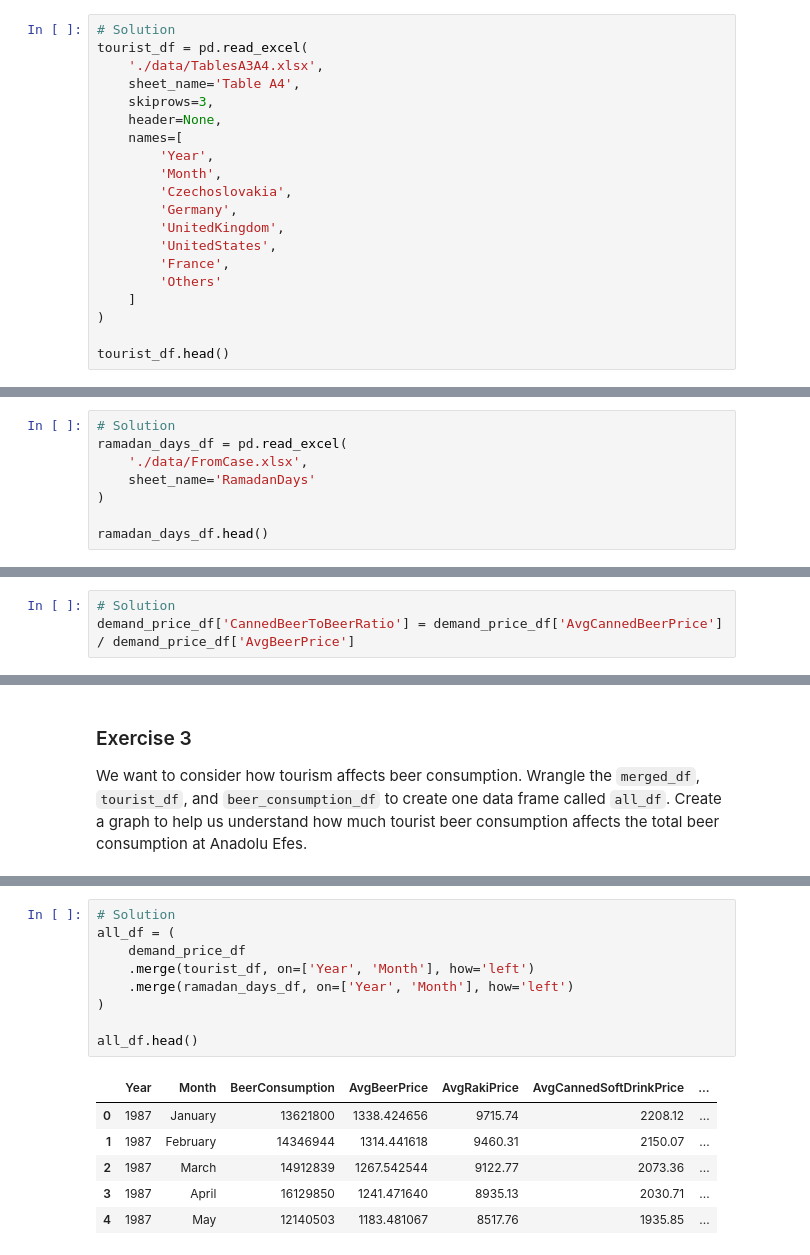
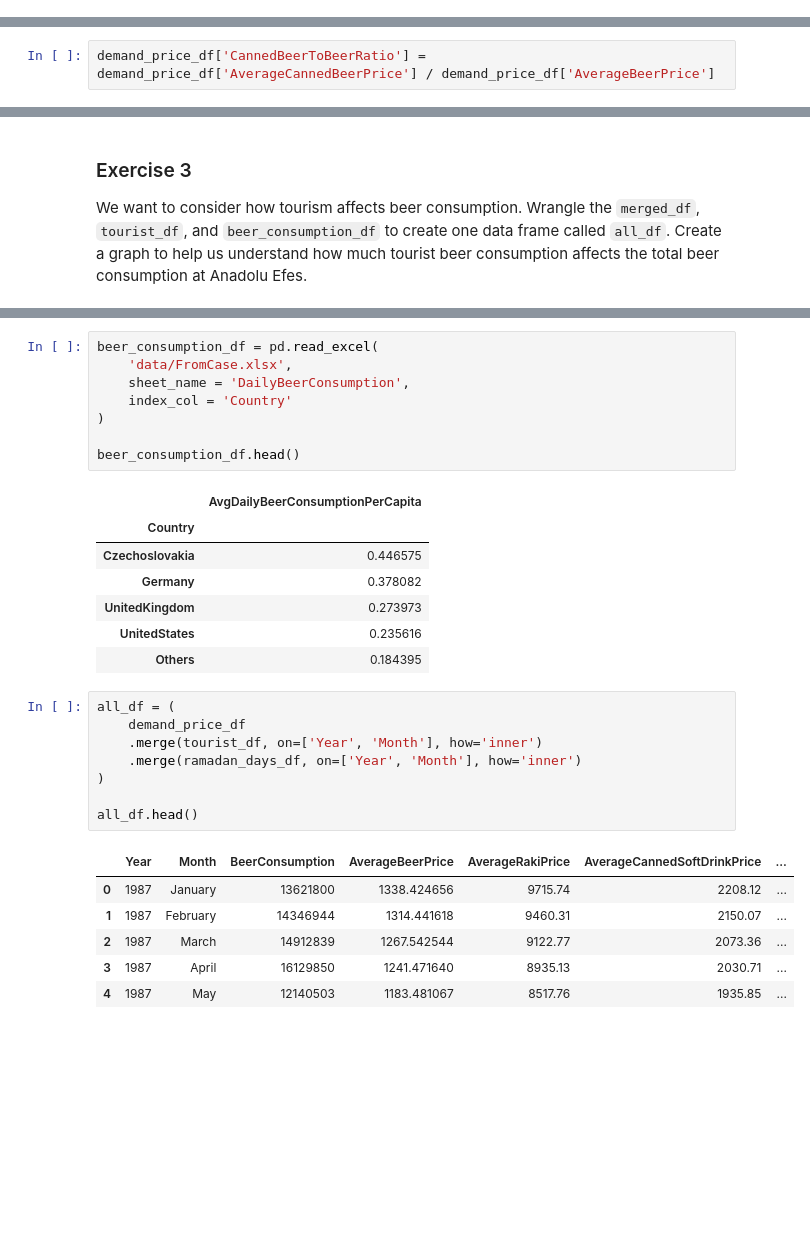
Before and after one commit to usna-or-in-action/project-1-eda, a Jupyter notebook: Project 1 EDA.ipynb, the cells around one changed output, grey strips where cells are left out. Drawn from its saved outputs; the diff is of its cells as text; blank space fills up the shorter version.

Commit message:
Updates with what was done in class + solutions to exercises

```diff
--- a/Project 1 EDA.ipynb
+++ b/Project 1 EDA.ipynb
@@ -57,20 +100,0 @@ beer_consumption_df = ...
-# %%
-# Solution
-tourist_df = pd.read_excel(
-    './data/TablesA3A4.xlsx',
-    sheet_name='Table A4',
-    skiprows=3,
-    header=None,
-    names=[
-        'Year',
-        'Month',
-        'Czechoslovakia',
-        'Germany',
-        'UnitedKingdom',
-        'UnitedStates',
-        'France',
-        'Others'
-    ]
-)
-
-tourist_df.head()
@@ -84,8 +100,0 @@ tourist_df.head()
-# %%
-# Solution
-ramadan_days_df = pd.read_excel(
-    './data/FromCase.xlsx',
-    sheet_name='RamadanDays'
-)
-
-ramadan_days_df.head()
@@ -173,3 +171,0 @@ One way might be to consider how the _ratio_ between the price of canned beer an
-# %%
-# Solution
-demand_price_df['CannedBeerToBeerRatio'] = demand_price_df['AvgCannedBeerPrice'] / demand_price_df['AvgBeerPrice']
@@ -185,0 +176,2 @@ plt.show();
+# %%
+demand_price_df['CannedBeerToBeerRatio'] = demand_price_df['AverageCannedBeerPrice'] / demand_price_df['AverageBeerPrice']
@@ -240,14 +243,29 @@ Name: AvgDailyBeerConsumptionPerCapita, dtype: float64
+# %%
+beer_consumption_df = pd.read_excel(
+    'data/FromCase.xlsx',
+    sheet_name = 'DailyBeerConsumption',
+    index_col = 'Country'
+)
+
+beer_consumption_df.head()
+# %% [output]
+|  | AvgDailyBeerConsumptionPerCapita |
+| Country |  |
+| Czechoslovakia | 0.446575 |
+| Germany | 0.378082 |
+| UnitedKingdom | 0.273973 |
+| UnitedStates | 0.235616 |
+| Others | 0.184395 |
 # %%
-# Solution
 all_df = (
     demand_price_df
-    .merge(tourist_df, on=['Year', 'Month'], how='left')
-    .merge(ramadan_days_df, on=['Year', 'Month'], how='left')
+    .merge(tourist_df, on=['Year', 'Month'], how='inner')
+    .merge(ramadan_days_df, on=['Year', 'Month'], how='inner')
 )
 
 all_df.head()
 # %% [output]
-|  | Year | Month | BeerConsumption | AvgBeerPrice | AvgRakiPrice | AvgCannedSoftDrinkPrice | ... |
+|  | Year | Month | BeerConsumption | AverageBeerPrice | AverageRakiPrice | AverageCannedSoftDrinkPrice | ... |
 | 0 | 1987 | January | 13621800 | 1338.424656 | 9715.74 | 2208.12 | ... |
 | 1 | 1987 | February | 14346944 | 1314.441618 | 9460.31 | 2150.07 | ... |
 | 2 | 1987 | March | 14912839 | 1267.542544 | 9122.77 | 2073.36 | ... |
```
Also changed, not shown: parts of 31 cells of this notebook.
